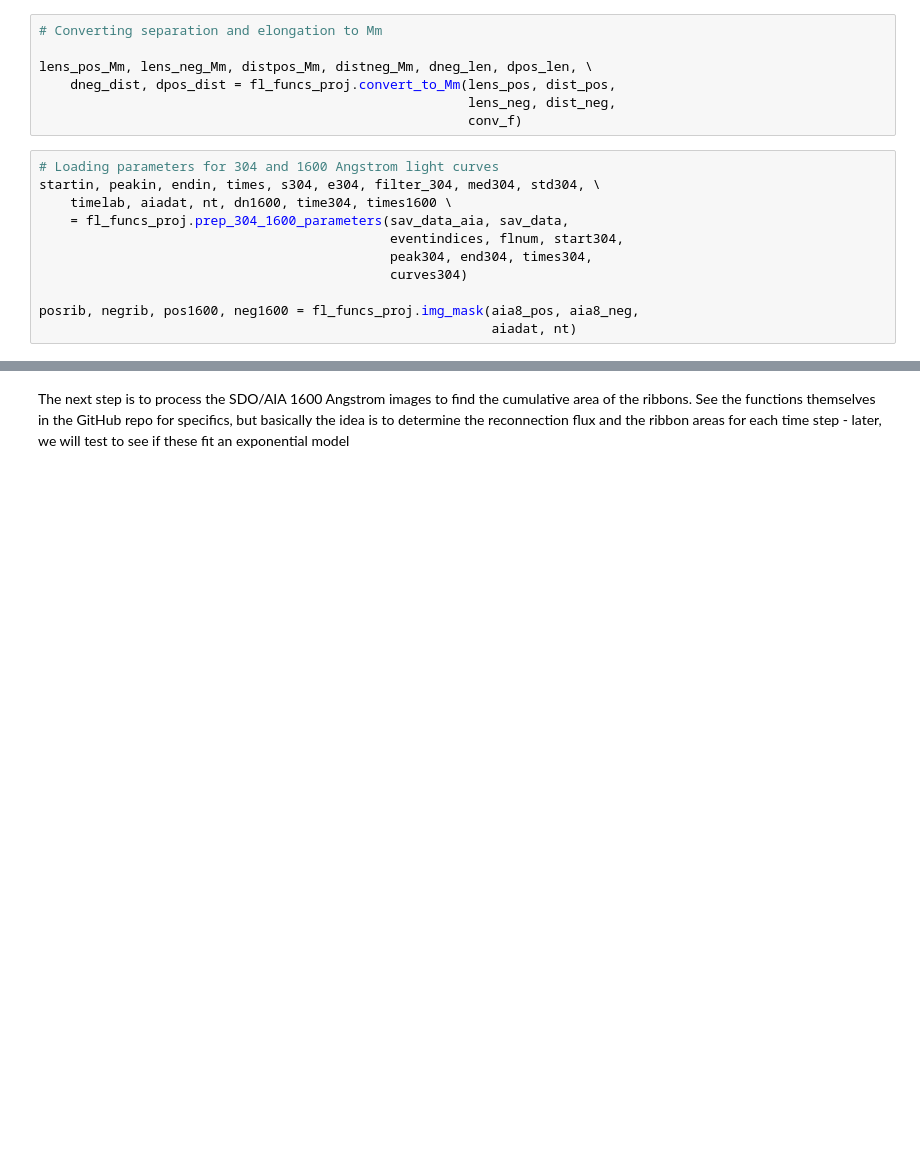
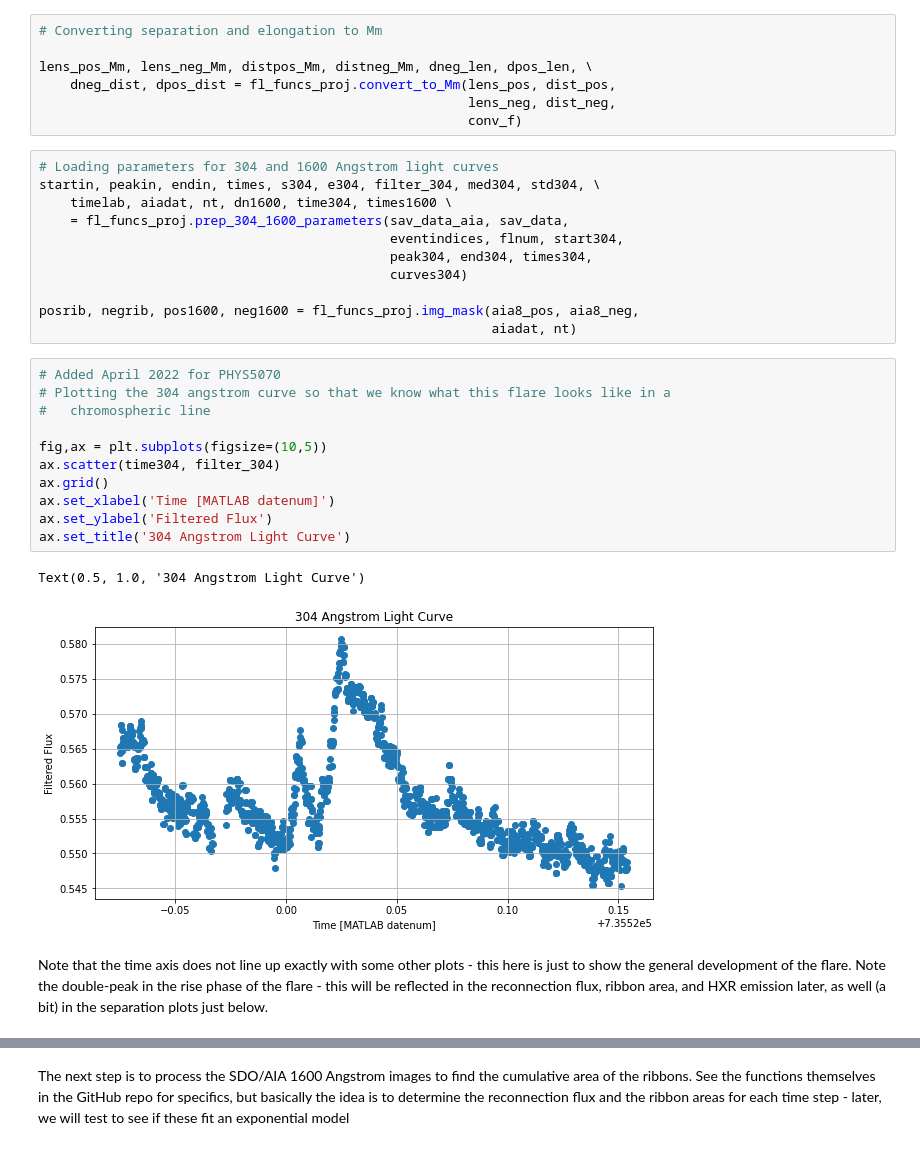
Before and after one commit to coletamburri2112/phys-5070-final-project-tamburri, a Jupyter notebook: fin_proj_testing.ipynb, the cells around one changed output, grey strips where cells are left out. Saved outputs shown, nothing was run; the diff lists cells and outputs as text; blank space fills up the shorter version.

```diff
--- a/fin_proj_testing.ipynb
+++ b/fin_proj_testing.ipynb
@@ -184,4 +232,20 @@ startin, peakin, endin, times, s304, e304, filter_304, med304, std304, \
 
 posrib, negrib, pos1600, neg1600 = fl_funcs_proj.img_mask(aia8_pos, aia8_neg,
                                                           aiadat, nt)
+# %%
+# Added April 2022 for PHYS5070
+# Plotting the 304 angstrom curve so that we know what this flare looks like in a
+#   chromospheric line
+
+fig,ax = plt.subplots(figsize=(10,5))
+ax.scatter(time304, filter_304)
+ax.grid()
+ax.set_xlabel('Time [MATLAB datenum]')
+ax.set_ylabel('Filtered Flux')
+ax.set_title('304 Angstrom Light Curve')
+# %% [output]
+Text(0.5, 1.0, '304 Angstrom Light Curve')
+[figure, added]
+# %% [markdown]
+Note that the time axis does not line up exactly with some other plots - this here is just to show the general development of the flare.  Note the double-peak in the rise phase of the flare - this will be reflected in the reconnection flux, ribbon area, and HXR emission later, as well (a bit) in the separation plots just below.
 # %%
```
Also changed, not shown: parts of 32 cells of this notebook, 2 other files.
